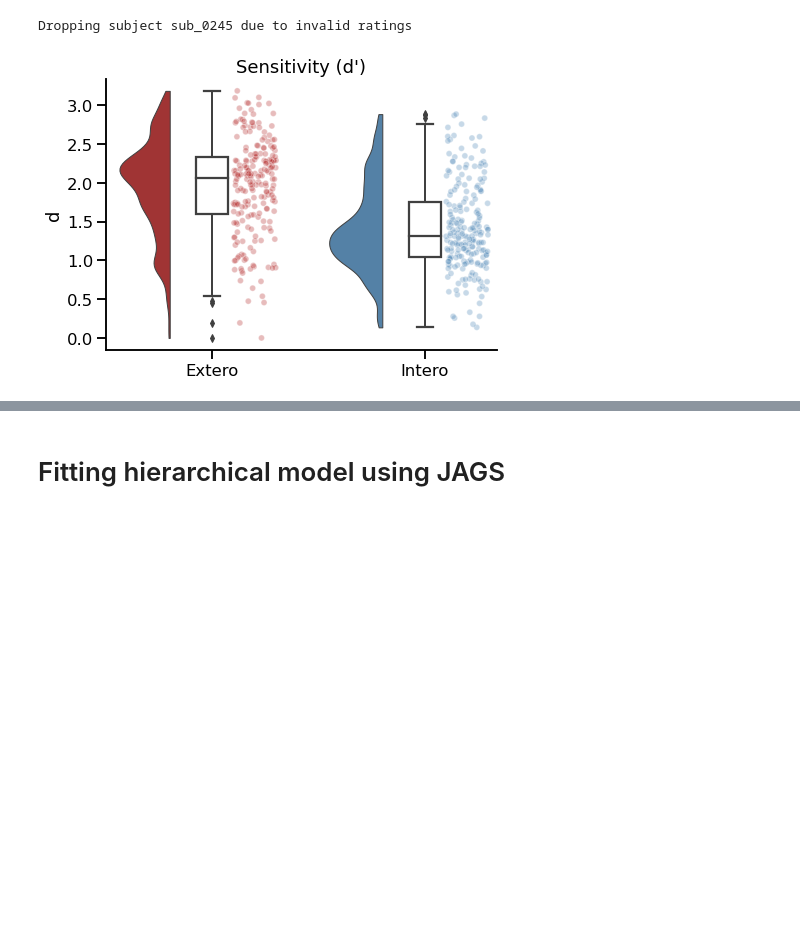
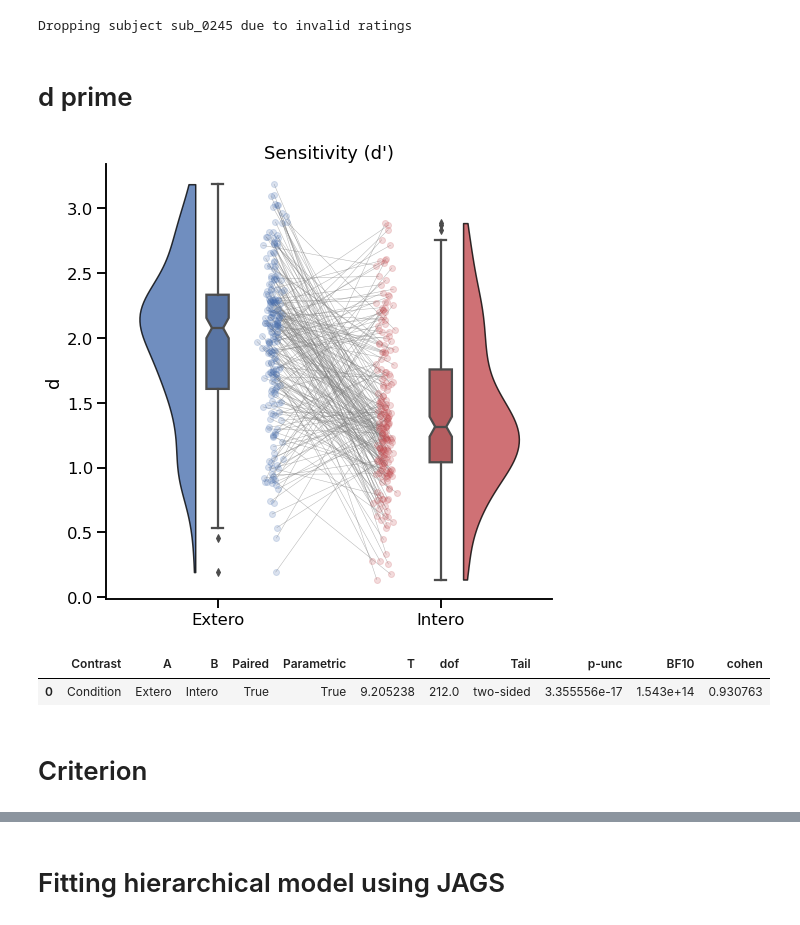
Before and after one commit to embodied-computation-group/CardioceptionPaper, a Jupyter notebook: code/3 - Metacognition.ipynb, the cells around one changed output, grey strips where cells are left out. Saved outputs shown, nothing was run; the diff lists cells and outputs as text; code cells hidden in the pictures; blank space fills up the shorter version.

```diff
--- a/code/3 - Metacognition.ipynb
+++ b/code/3 - Metacognition.ipynb
@@ -23,6 +25,7 @@ merged_df = merged_df[merged_df.Session == 'Del1']
 Filter trial level dataframe, discretize confidence rating and store results in a `metacognition_trials.txt` file.
 # %%
 metacognition_df = pd.DataFrame([])
+drop = []
 for sub in merged_df.Subject.unique():
     for cond in merged_df.Modality.unique():
         this_df = merged_df[(merged_df.Subject==sub) & (merged_df.Modality==cond)]
@@ -38,6 +41,10 @@ for sub in merged_df.Subject.unique():
 
         except ValueError:
             print(f'Dropping subject {sub} due to invalid ratings')
+            drop.append(sub)
+
+for sub in drop:
+    metacognition_df = metacognition_df[metacognition_df.Subject!=sub]
 
 metacognition_df.columns = ['Subject', 'Condition', 'Stimuli', 'Estimation', 'Confidence']
 metacognition_df.loc[:, 'Stimuli'] = metacognition_df['Stimuli'] > 0
@@ -88,16 +95,24 @@ for sub in metacognition_df.Subject.unique():
                                              'c': [c1]}))
 # %%
 to_R_df.to_csv('nRS.txt')
+# %% [markdown]
+# d prime
 # %%
-f, ax = plt.subplots(figsize=(7, 5))
+f, ax = plt.subplots(figsize=(8, 8))
 
-ax = pt.RainCloud(x='Condition', y='d', data=sdt_df, palette=['firebrick', 'steelblue'], bw=.2,
-                    move=.2, width_viol=.5, ax=ax, orient='v', rain_linewidth=1, point_size=6, rain_alpha=.3)
+raincloud(data=sdt_df, x='Condition', y='d', ax=ax)
 ax.set_title('Sensitivity (d\')')
 ax.set_ylabel('d')
 ax.set_xlabel('')
 sns.despine()
-plt.savefig(path + '/figures/Fig3_dprime.svg', dpi=600)
+plt.savefig(path + '/figures/Fig3_dprime.svg', dpi=300)
 # %% [output]
-[figure, old version]
+[figure, new version]
+# %%
+pg.pairwise_ttests(data=sdt_df, dv='d', within='Condition', effsize='cohen')
+# %% [output]
+|  | Contrast | A | B | Paired | Parametric | T | dof | Tail | p-unc | BF10 | cohen |
+| 0 | Condition | Extero | Intero | True | True | 9.205238 | 212.0 | two-sided | 3.355556e-17 | 1.543e+14 | 0.930763 |
+# %% [markdown]
+# Criterion
 # %%
```
Also changed, not shown: parts of 31 cells of this notebook, 3 other files.
